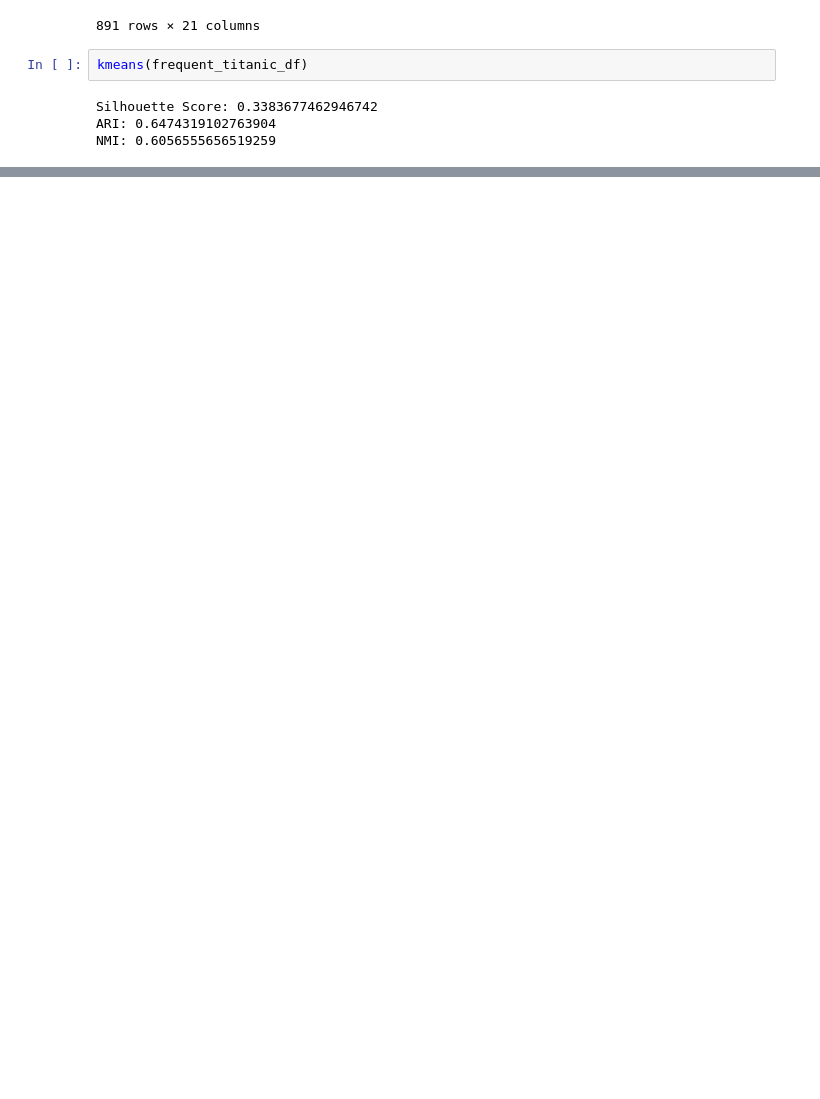
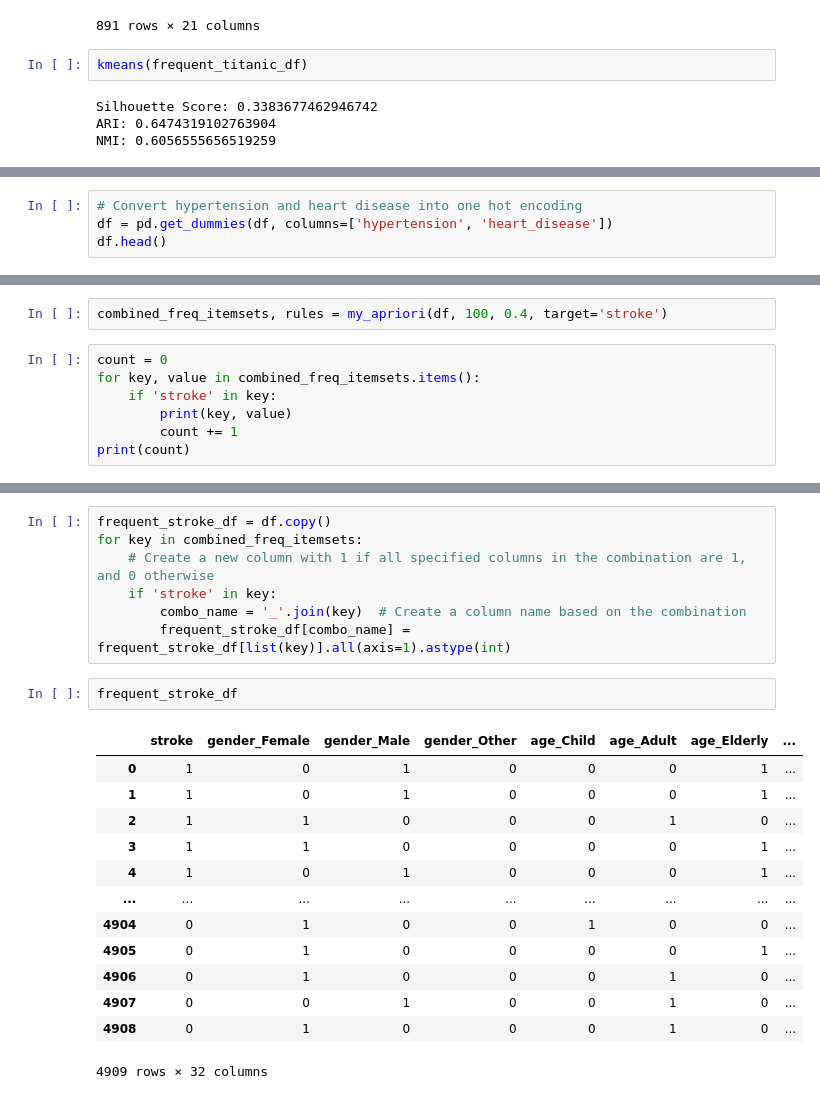
Before and after one commit to gtengwei/CZ4032-Data-Mining, a Jupyter notebook: kmeans.ipynb, the cells around one changed output, grey strips where cells are left out. Cells and saved outputs as stored; diff of their text form; blank space fills up the shorter version.

```diff
--- a/kmeans.ipynb
+++ b/kmeans.ipynb
@@ -334,0 +440,4 @@ NMI: 0.6056555656519259
+# %%
+# Convert hypertension and heart disease into one hot encoding
+df = pd.get_dummies(df, columns=['hypertension', 'heart_disease'])
+df.head()
@@ -334,0 +464,9 @@ NMI: 0.6056555656519259
+# %%
+combined_freq_itemsets, rules = my_apriori(df, 100, 0.4, target='stroke')
+# %%
+count = 0
+for key, value in combined_freq_itemsets.items():
+    if 'stroke' in key:
+        print(key, value)
+        count += 1
+print(count)
@@ -334,0 +486,23 @@ NMI: 0.6056555656519259
+# %%
+frequent_stroke_df = df.copy()
+for key in combined_freq_itemsets:
+    # Create a new column with 1 if all specified columns in the combination are 1, and 0 otherwise
+    if 'stroke' in key:
+        combo_name = '_'.join(key)  # Create a column name based on the combination
+        frequent_stroke_df[combo_name] = frequent_stroke_df[list(key)].all(axis=1).astype(int)
+# %%
+frequent_stroke_df
+# %% [output]
+|  | stroke | gender_Female | gender_Male | gender_Other | age_Child | age_Adult | age_Elderly | ... |
+| 0 | 1 | 0 | 1 | 0 | 0 | 0 | 1 | ... |
+| 1 | 1 | 0 | 1 | 0 | 0 | 0 | 1 | ... |
+| 2 | 1 | 1 | 0 | 0 | 0 | 1 | 0 | ... |
+| 3 | 1 | 1 | 0 | 0 | 0 | 0 | 1 | ... |
+| 4 | 1 | 0 | 1 | 0 | 0 | 0 | 1 | ... |
+| ... | ... | ... | ... | ... | ... | ... | ... | ... |
+| 4904 | 0 | 1 | 0 | 0 | 1 | 0 | 0 | ... |
+| 4905 | 0 | 1 | 0 | 0 | 0 | 0 | 1 | ... |
+| 4906 | 0 | 1 | 0 | 0 | 0 | 1 | 0 | ... |
+| 4907 | 0 | 0 | 1 | 0 | 0 | 1 | 0 | ... |
+| 4908 | 0 | 1 | 0 | 0 | 0 | 1 | 0 | ... |
+4909 rows × 32 columns
```
Also changed, not shown: parts of 14 cells of this notebook.
